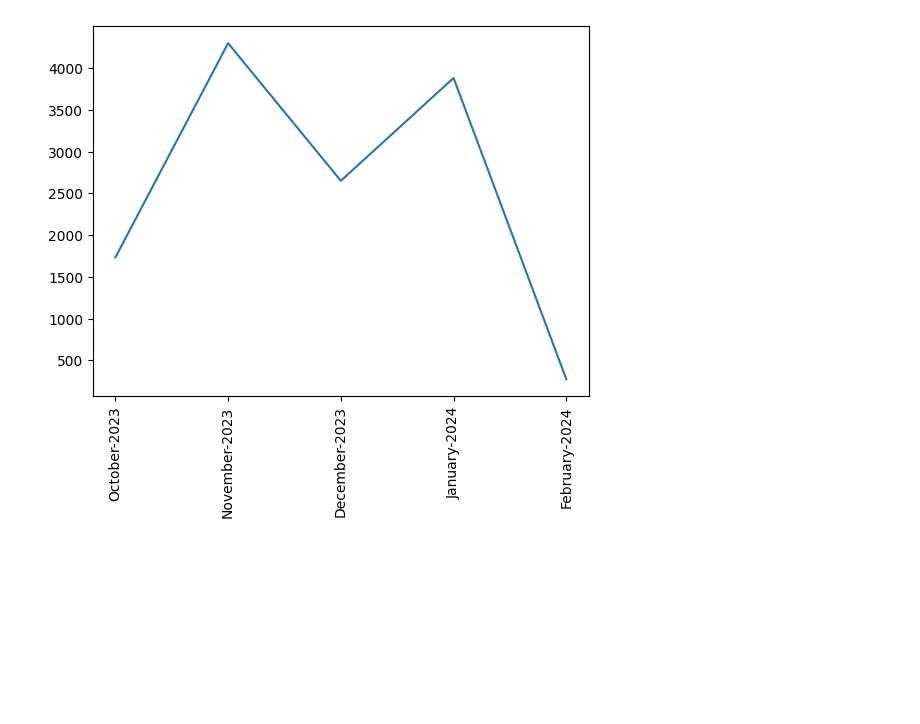
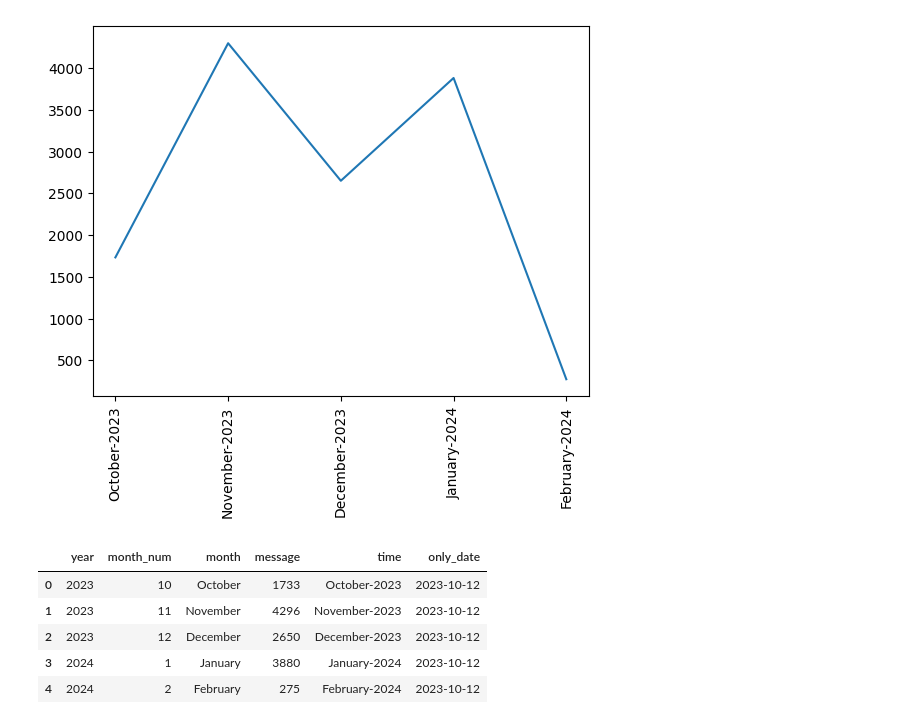
Before and after one commit to M-Awwab-Khan/whatsapp-chat-analyzer, a Jupyter notebook: whatsapp_chat_analysis.ipynb, the cells around one changed output. Cells and saved outputs as stored; diff of their text form; code cells hidden in the pictures; blank space fills up the shorter version.

```diff
--- a/whatsapp_chat_analysis.ipynb
+++ b/whatsapp_chat_analysis.ipynb
@@ -292,3 +292,12 @@ plt.xticks(rotation=90)
   Text(3, 0, 'January-2024'),
   Text(4, 0, 'February-2024')])
 [figure]
+# %%
+timeline
+# %% [output]
+|  | year | month_num | month | message | time | only_date |
+| 0 | 2023 | 10 | October | 1733 | October-2023 | 2023-10-12 |
+| 1 | 2023 | 11 | November | 4296 | November-2023 | 2023-10-12 |
+| 2 | 2023 | 12 | December | 2650 | December-2023 | 2023-10-12 |
+| 3 | 2024 | 1 | January | 3880 | January-2024 | 2023-10-12 |
+| 4 | 2024 | 2 | February | 275 | February-2024 | 2023-10-12 |
```
Also changed, not shown: parts of 4 cells of this notebook.
